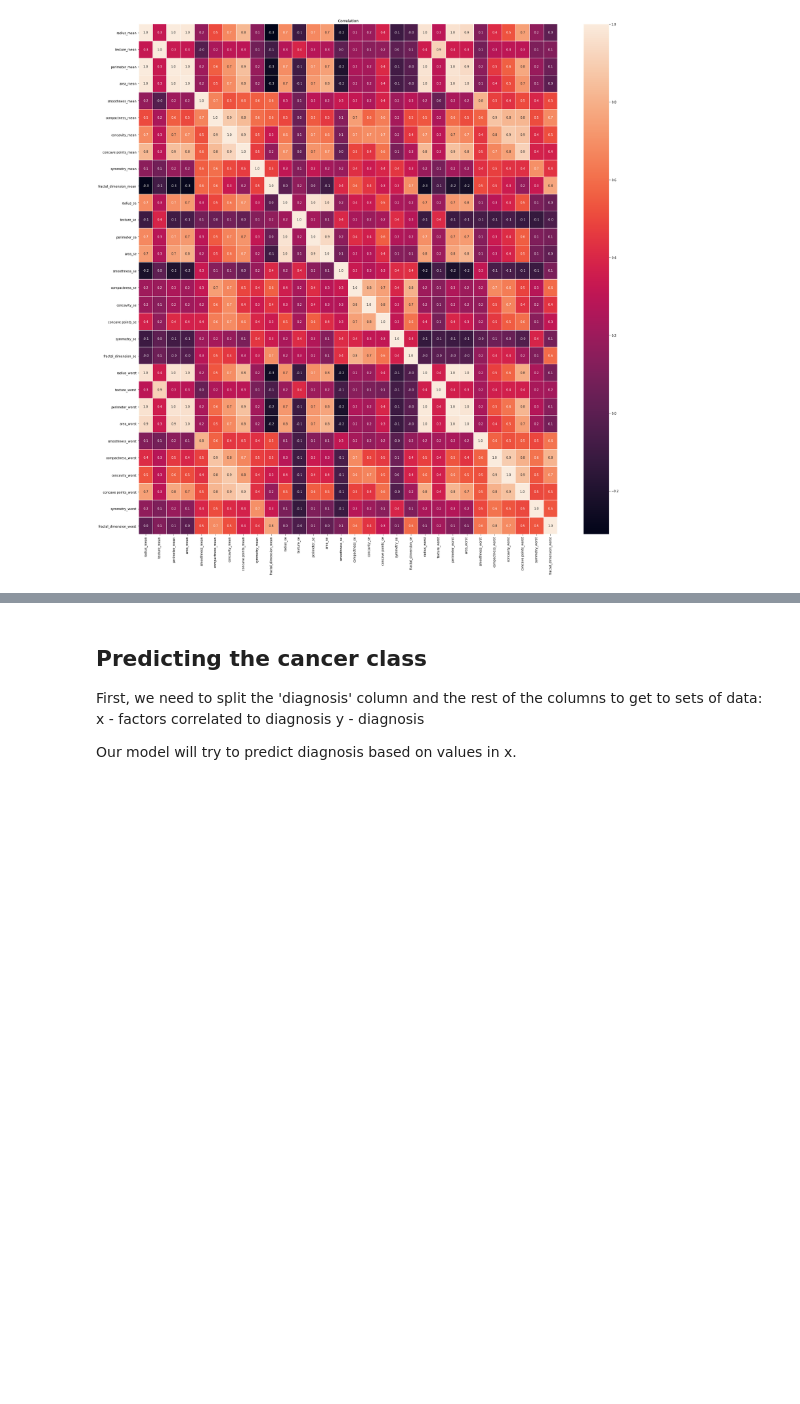
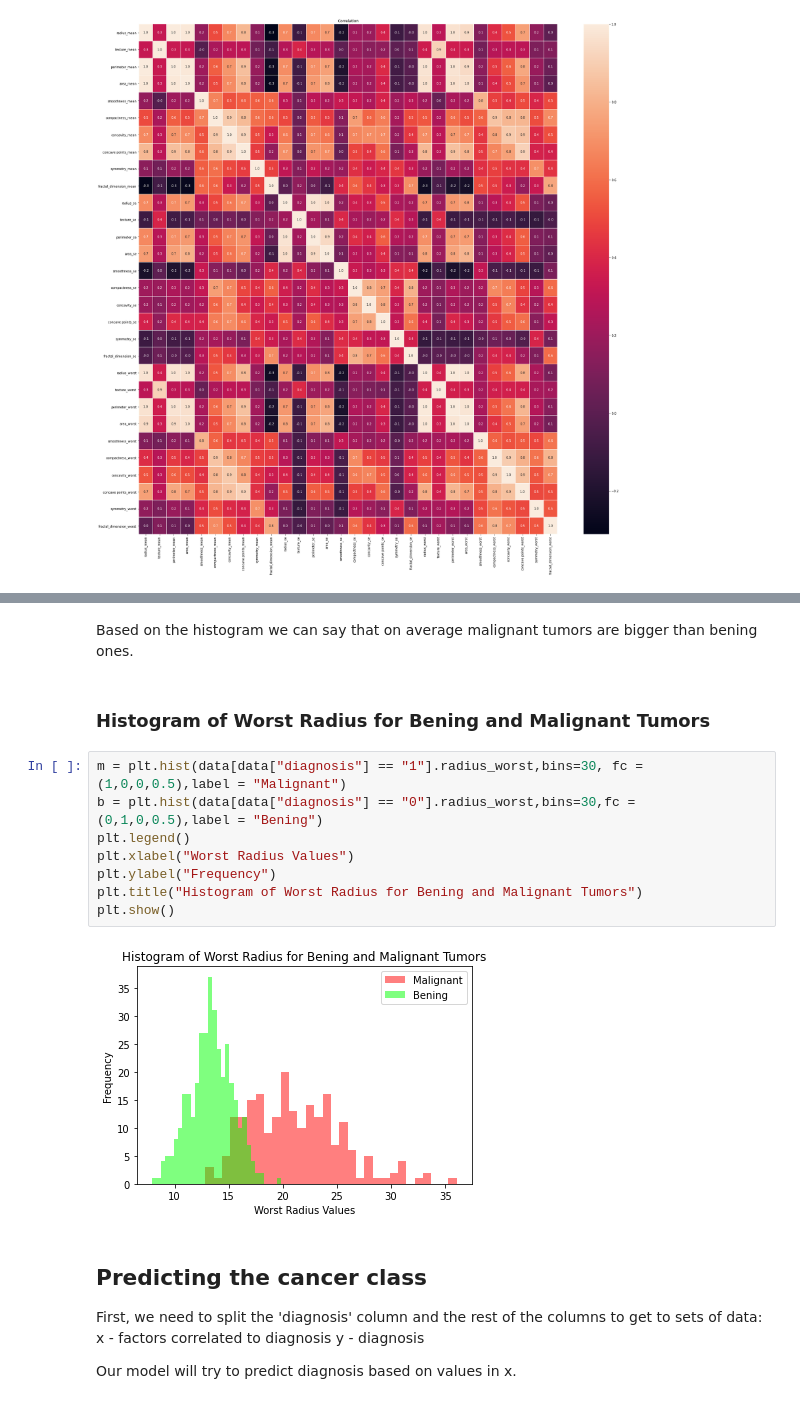
Before and after one commit to abetlej/BreastCancer, a Jupyter notebook: breast_cancer.ipynb, the cells around one changed output, grey strips where cells are left out. Drawn from its saved outputs; the diff is of its cells as text; blank space fills up the shorter version.

```diff
--- a/breast_cancer.ipynb
+++ b/breast_cancer.ipynb
@@ -206,3 +257,17 @@ plt.show()
+# %% [markdown]
+Based on the histogram we can say that on average malignant tumors are bigger than bening ones.
+# %% [markdown]
+### Histogram of Worst Radius for Bening and Malignant Tumors
+# %%
+m = plt.hist(data[data["diagnosis"] == "1"].radius_worst,bins=30, fc = (1,0,0,0.5),label = "Malignant")
+b = plt.hist(data[data["diagnosis"] == "0"].radius_worst,bins=30,fc = (0,1,0,0.5),label = "Bening")
+plt.legend()
+plt.xlabel("Worst Radius Values")
+plt.ylabel("Frequency")
+plt.title("Histogram of Worst Radius for Bening and Malignant Tumors")
+plt.show()
+# %% [output]
+[figure, added]
 # %% [markdown]
 ## Predicting the cancer class
 
```
Also changed, not shown: parts of 14 cells of this notebook.
